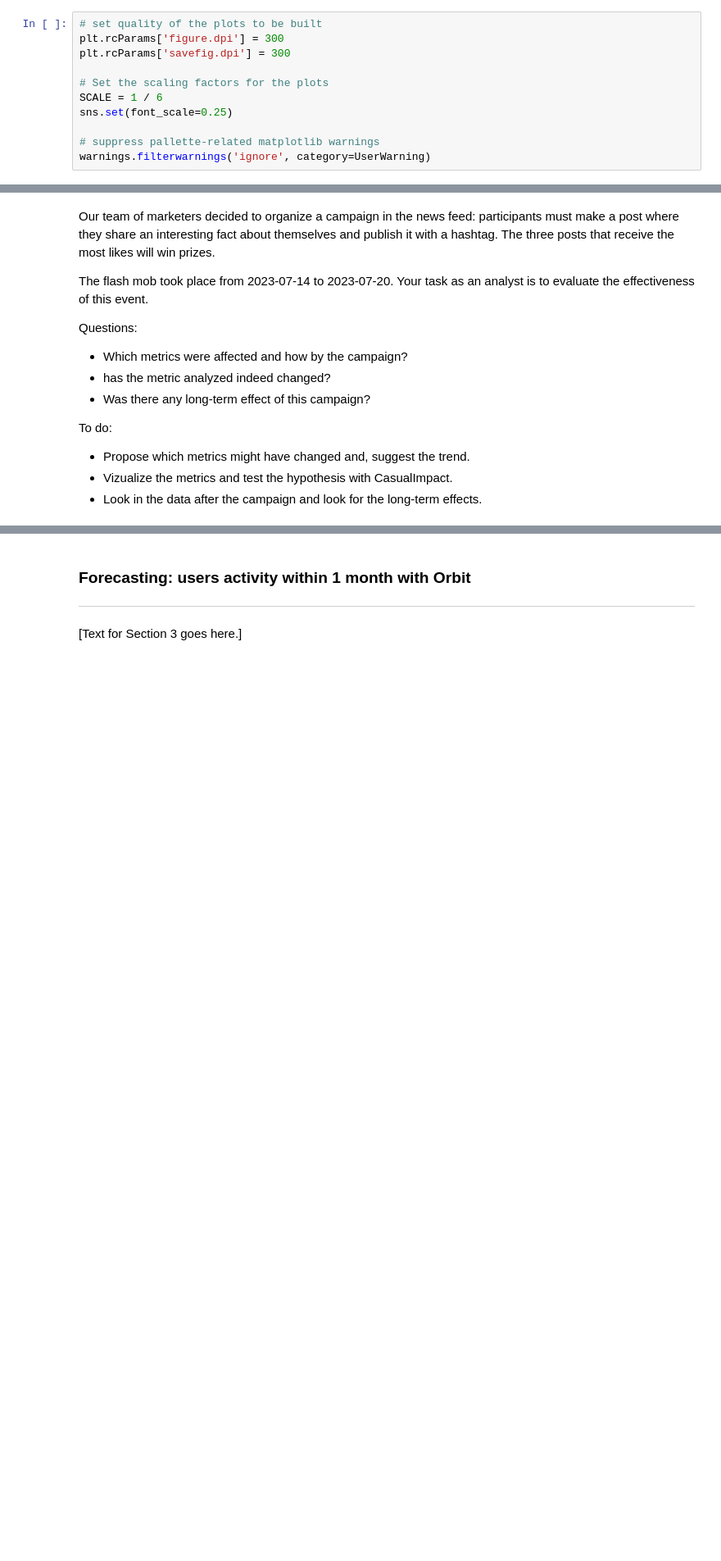
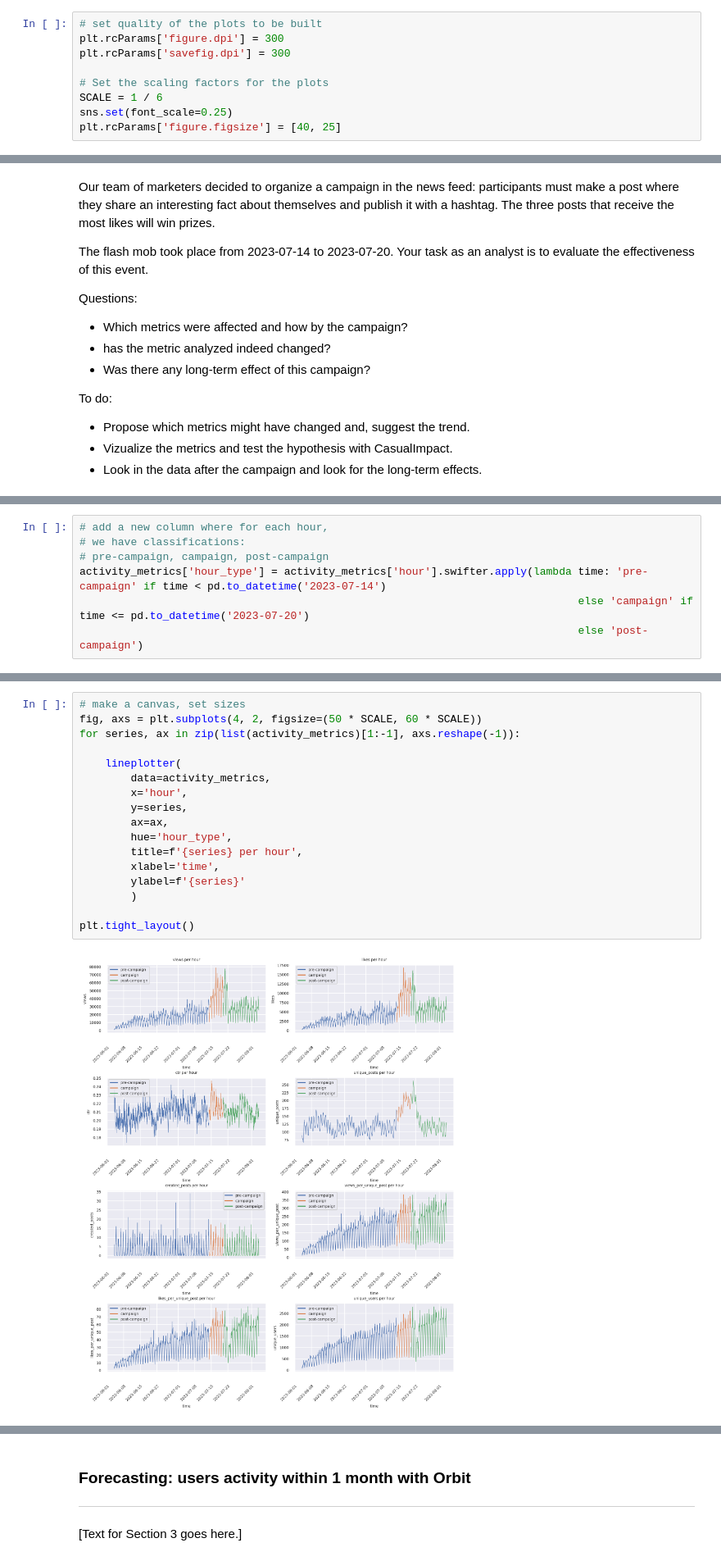
Before and after one commit to dm-shr/social-network-analytics, a Jupyter notebook: Module-7-predictive-modeling.ipynb, the cells around one changed output, grey strips where cells are left out. Shown at 82% size. Cells and saved outputs as stored; diff of their text form; blank space fills up the shorter version.

Commit message:
started to apply models in task 2

```diff
--- a/Module-7-predictive-modeling.ipynb
+++ b/Module-7-predictive-modeling.ipynb
@@ -41,6 +46,4 @@ plt.rcParams['savefig.dpi'] = 300
 # Set the scaling factors for the plots
 SCALE = 1 / 6
 sns.set(font_scale=0.25)
-
-# suppress pallette-related matplotlib warnings
-warnings.filterwarnings('ignore', category=UserWarning)
+plt.rcParams['figure.figsize'] = [40, 25]
@@ -132,0 +330,7 @@ To visualize and further have a deep dive into the data, we would need
+# %%
+# add a new column where for each hour,
+# we have classifications:
+# pre-campaign, campaign, post-campaign
+activity_metrics['hour_type'] = activity_metrics['hour'].swifter.apply(lambda time: 'pre-campaign' if time < pd.to_datetime('2023-07-14')
+                                                                              else 'campaign' if time <= pd.to_datetime('2023-07-20')
+                                                                              else 'post-campaign')
@@ -132,0 +364,19 @@ To visualize and further have a deep dive into the data, we would need
+# %%
+# make a canvas, set sizes
+fig, axs = plt.subplots(4, 2, figsize=(50 * SCALE, 60 * SCALE))
+for series, ax in zip(list(activity_metrics)[1:-1], axs.reshape(-1)):
+
+    lineplotter(
+        data=activity_metrics,
+        x='hour',
+        y=series,
+        ax=ax,
+        hue='hour_type',
+        title=f'{series} per hour',
+        xlabel='time',
+        ylabel=f'{series}'
+        )
+
+plt.tight_layout()
+# %% [output]
+[figure, added]
```
Also changed, not shown: parts of 19 cells of this notebook, 2 other files.
